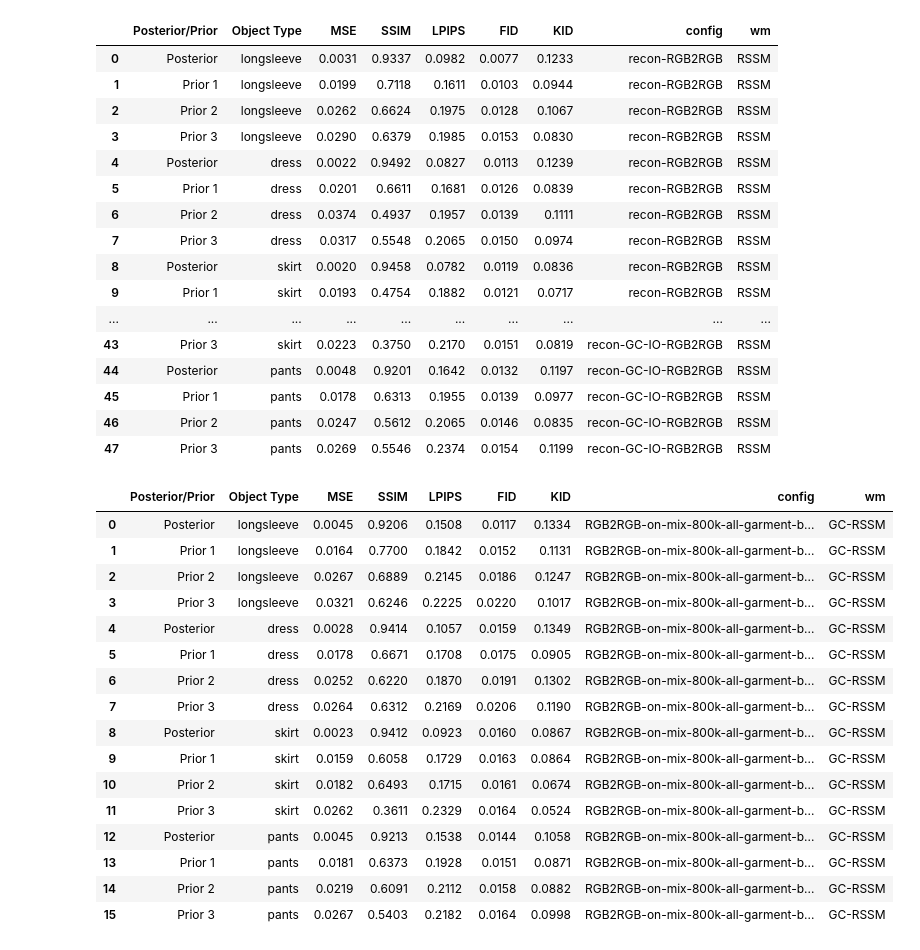
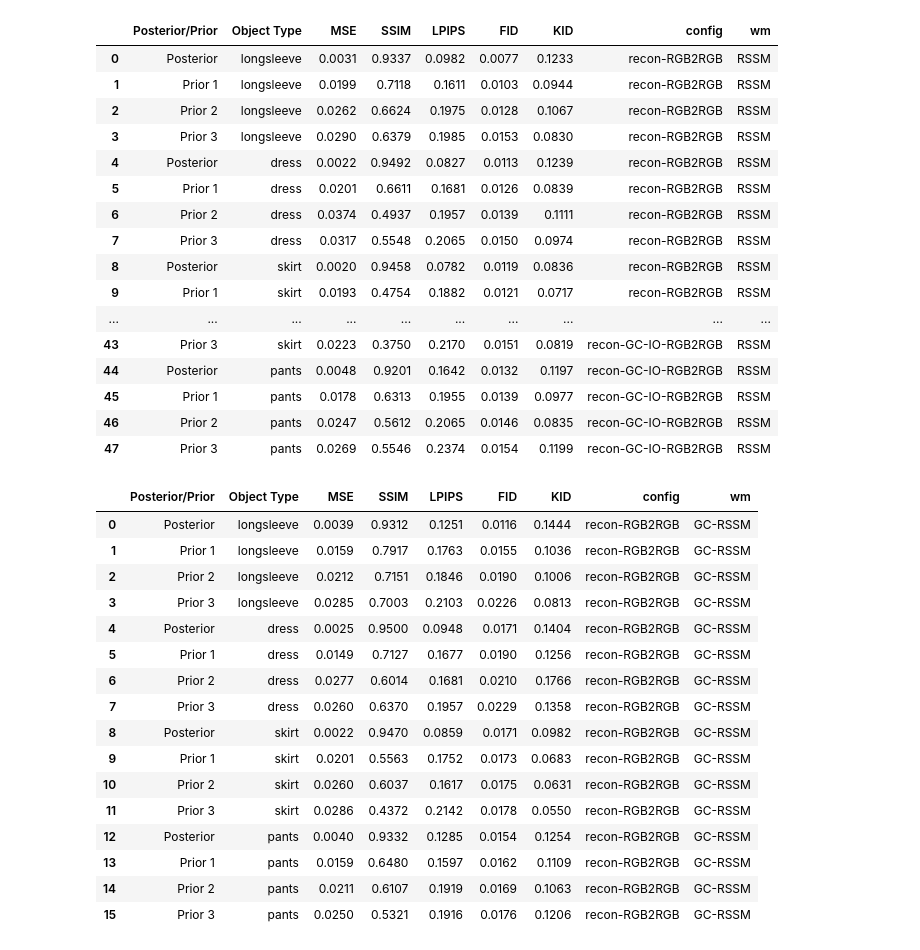
Before and after one commit to st-cortex-lab/LaGarNet, a Jupyter notebook: analysis/recon.ipynb, the cells around one changed output. Cells and saved outputs as stored; diff of their text form; code cells hidden in the pictures.

```diff
--- a/analysis/recon.ipynb
+++ b/analysis/recon.ipynb
@@ -22,7 +22,7 @@ def load_score_csv(config, world_model):
         return None
 
 rssm_configs = ['recon-RGB2RGB', 'recon-GC-Input-Only-RGB2RGB', 'recon-GC-IO-RGB2RGB'] # TODO: retrun the on in the middle
-gc_rssm_configs = ['RGB2RGB-on-mix-800k-all-garment-bonus-penalty-v4-count-based'] # TODO: Replace this
+gc_rssm_configs = ['recon-RGB2RGB']
 
 # load all score.csv files
 dfs = []
@@ -42,49 +42,49 @@ display(rssm_df)
 gc_dfs = []
 for config in gc_rssm_configs:
     df = load_score_csv(config, 'gc_rssm')
     if df is not None:
         gc_dfs.append(df)
     # add a column for config name in each row
     df['config'] = config
 # concatenate all dataframes
 gc_rssm_df = pd.concat(gc_dfs, ignore_index=True)
 gc_rssm_df['wm'] = 'GC-RSSM'
 display(gc_rssm_df)
 # %% [output]
 |  | Posterior/Prior | Object Type | MSE | SSIM | LPIPS | FID | KID | config | wm |
 | 0 | Posterior | longsleeve | 0.0031 | 0.9337 | 0.0982 | 0.0077 | 0.1233 | recon-RGB2RGB | RSSM |
 | 1 | Prior 1 | longsleeve | 0.0199 | 0.7118 | 0.1611 | 0.0103 | 0.0944 | recon-RGB2RGB | RSSM |
 | 2 | Prior 2 | longsleeve | 0.0262 | 0.6624 | 0.1975 | 0.0128 | 0.1067 | recon-RGB2RGB | RSSM |
 | 3 | Prior 3 | longsleeve | 0.0290 | 0.6379 | 0.1985 | 0.0153 | 0.0830 | recon-RGB2RGB | RSSM |
 | 4 | Posterior | dress | 0.0022 | 0.9492 | 0.0827 | 0.0113 | 0.1239 | recon-RGB2RGB | RSSM |
 | 5 | Prior 1 | dress | 0.0201 | 0.6611 | 0.1681 | 0.0126 | 0.0839 | recon-RGB2RGB | RSSM |
 | 6 | Prior 2 | dress | 0.0374 | 0.4937 | 0.1957 | 0.0139 | 0.1111 | recon-RGB2RGB | RSSM |
 | 7 | Prior 3 | dress | 0.0317 | 0.5548 | 0.2065 | 0.0150 | 0.0974 | recon-RGB2RGB | RSSM |
 | 8 | Posterior | skirt | 0.0020 | 0.9458 | 0.0782 | 0.0119 | 0.0836 | recon-RGB2RGB | RSSM |
 | 9 | Prior 1 | skirt | 0.0193 | 0.4754 | 0.1882 | 0.0121 | 0.0717 | recon-RGB2RGB | RSSM |
 | ... | ... | ... | ... | ... | ... | ... | ... | ... | ... |
 | 43 | Prior 3 | skirt | 0.0223 | 0.3750 | 0.2170 | 0.0151 | 0.0819 | recon-GC-IO-RGB2RGB | RSSM |
 | 44 | Posterior | pants | 0.0048 | 0.9201 | 0.1642 | 0.0132 | 0.1197 | recon-GC-IO-RGB2RGB | RSSM |
 | 45 | Prior 1 | pants | 0.0178 | 0.6313 | 0.1955 | 0.0139 | 0.0977 | recon-GC-IO-RGB2RGB | RSSM |
 | 46 | Prior 2 | pants | 0.0247 | 0.5612 | 0.2065 | 0.0146 | 0.0835 | recon-GC-IO-RGB2RGB | RSSM |
 | 47 | Prior 3 | pants | 0.0269 | 0.5546 | 0.2374 | 0.0154 | 0.1199 | recon-GC-IO-RGB2RGB | RSSM |
 |  | Posterior/Prior | Object Type | MSE | SSIM | LPIPS | FID | KID | config | wm |
-| 0 | Posterior | longsleeve | 0.0045 | 0.9206 | 0.1508 | 0.0117 | 0.1334 | RGB2RGB-on-mix-800k-all-garment-b... | GC-RSSM |
-| 1 | Prior 1 | longsleeve | 0.0164 | 0.7700 | 0.1842 | 0.0152 | 0.1131 | RGB2RGB-on-mix-800k-all-garment-b... | GC-RSSM |
-| 2 | Prior 2 | longsleeve | 0.0267 | 0.6889 | 0.2145 | 0.0186 | 0.1247 | RGB2RGB-on-mix-800k-all-garment-b... | GC-RSSM |
-| 3 | Prior 3 | longsleeve | 0.0321 | 0.6246 | 0.2225 | 0.0220 | 0.1017 | RGB2RGB-on-mix-800k-all-garment-b... | GC-RSSM |
-| 4 | Posterior | dress | 0.0028 | 0.9414 | 0.1057 | 0.0159 | 0.1349 | RGB2RGB-on-mix-800k-all-garment-b... | GC-RSSM |
-| 5 | Prior 1 | dress | 0.0178 | 0.6671 | 0.1708 | 0.0175 | 0.0905 | RGB2RGB-on-mix-800k-all-garment-b... | GC-RSSM |
-| 6 | Prior 2 | dress | 0.0252 | 0.6220 | 0.1870 | 0.0191 | 0.1302 | RGB2RGB-on-mix-800k-all-garment-b... | GC-RSSM |
-| 7 | Prior 3 | dress | 0.0264 | 0.6312 | 0.2169 | 0.0206 | 0.1190 | RGB2RGB-on-mix-800k-all-garment-b... | GC-RSSM |
-| 8 | Posterior | skirt | 0.0023 | 0.9412 | 0.0923 | 0.0160 | 0.0867 | RGB2RGB-on-mix-800k-all-garment-b... | GC-RSSM |
-| 9 | Prior 1 | skirt | 0.0159 | 0.6058 | 0.1729 | 0.0163 | 0.0864 | RGB2RGB-on-mix-800k-all-garment-b... | GC-RSSM |
-| 10 | Prior 2 | skirt | 0.0182 | 0.6493 | 0.1715 | 0.0161 | 0.0674 | RGB2RGB-on-mix-800k-all-garment-b... | GC-RSSM |
-| 11 | Prior 3 | skirt | 0.0262 | 0.3611 | 0.2329 | 0.0164 | 0.0524 | RGB2RGB-on-mix-800k-all-garment-b... | GC-RSSM |
-| 12 | Posterior | pants | 0.0045 | 0.9213 | 0.1538 | 0.0144 | 0.1058 | RGB2RGB-on-mix-800k-all-garment-b... | GC-RSSM |
-| 13 | Prior 1 | pants | 0.0181 | 0.6373 | 0.1928 | 0.0151 | 0.0871 | RGB2RGB-on-mix-800k-all-garment-b... | GC-RSSM |
-| 14 | Prior 2 | pants | 0.0219 | 0.6091 | 0.2112 | 0.0158 | 0.0882 | RGB2RGB-on-mix-800k-all-garment-b... | GC-RSSM |
-| 15 | Prior 3 | pants | 0.0267 | 0.5403 | 0.2182 | 0.0164 | 0.0998 | RGB2RGB-on-mix-800k-all-garment-b... | GC-RSSM |
+| 0 | Posterior | longsleeve | 0.0039 | 0.9312 | 0.1251 | 0.0116 | 0.1444 | recon-RGB2RGB | GC-RSSM |
+| 1 | Prior 1 | longsleeve | 0.0159 | 0.7917 | 0.1763 | 0.0155 | 0.1036 | recon-RGB2RGB | GC-RSSM |
+| 2 | Prior 2 | longsleeve | 0.0212 | 0.7151 | 0.1846 | 0.0190 | 0.1006 | recon-RGB2RGB | GC-RSSM |
+| 3 | Prior 3 | longsleeve | 0.0285 | 0.7003 | 0.2103 | 0.0226 | 0.0813 | recon-RGB2RGB | GC-RSSM |
+| 4 | Posterior | dress | 0.0025 | 0.9500 | 0.0948 | 0.0171 | 0.1404 | recon-RGB2RGB | GC-RSSM |
+| 5 | Prior 1 | dress | 0.0149 | 0.7127 | 0.1677 | 0.0190 | 0.1256 | recon-RGB2RGB | GC-RSSM |
+| 6 | Prior 2 | dress | 0.0277 | 0.6014 | 0.1681 | 0.0210 | 0.1766 | recon-RGB2RGB | GC-RSSM |
+| 7 | Prior 3 | dress | 0.0260 | 0.6370 | 0.1957 | 0.0229 | 0.1358 | recon-RGB2RGB | GC-RSSM |
+| 8 | Posterior | skirt | 0.0022 | 0.9470 | 0.0859 | 0.0171 | 0.0982 | recon-RGB2RGB | GC-RSSM |
+| 9 | Prior 1 | skirt | 0.0201 | 0.5563 | 0.1752 | 0.0173 | 0.0683 | recon-RGB2RGB | GC-RSSM |
+| 10 | Prior 2 | skirt | 0.0260 | 0.6037 | 0.1617 | 0.0175 | 0.0631 | recon-RGB2RGB | GC-RSSM |
+| 11 | Prior 3 | skirt | 0.0286 | 0.4372 | 0.2142 | 0.0178 | 0.0550 | recon-RGB2RGB | GC-RSSM |
+| 12 | Posterior | pants | 0.0040 | 0.9332 | 0.1285 | 0.0154 | 0.1254 | recon-RGB2RGB | GC-RSSM |
+| 13 | Prior 1 | pants | 0.0159 | 0.6480 | 0.1597 | 0.0162 | 0.1109 | recon-RGB2RGB | GC-RSSM |
+| 14 | Prior 2 | pants | 0.0211 | 0.6107 | 0.1919 | 0.0169 | 0.1063 | recon-RGB2RGB | GC-RSSM |
+| 15 | Prior 3 | pants | 0.0250 | 0.5321 | 0.1916 | 0.0176 | 0.1206 | recon-RGB2RGB | GC-RSSM |
 # %%
 ## make a plot for each metrics, where the x-axis is the config and y-axis is the metrics, hue is the object; use seaborn
 plot_df_ = pd.concat([rssm_df, gc_rssm_df], ignore_index=True)
```
Also changed, not shown: parts of 3 cells of this notebook, 4 other files.
